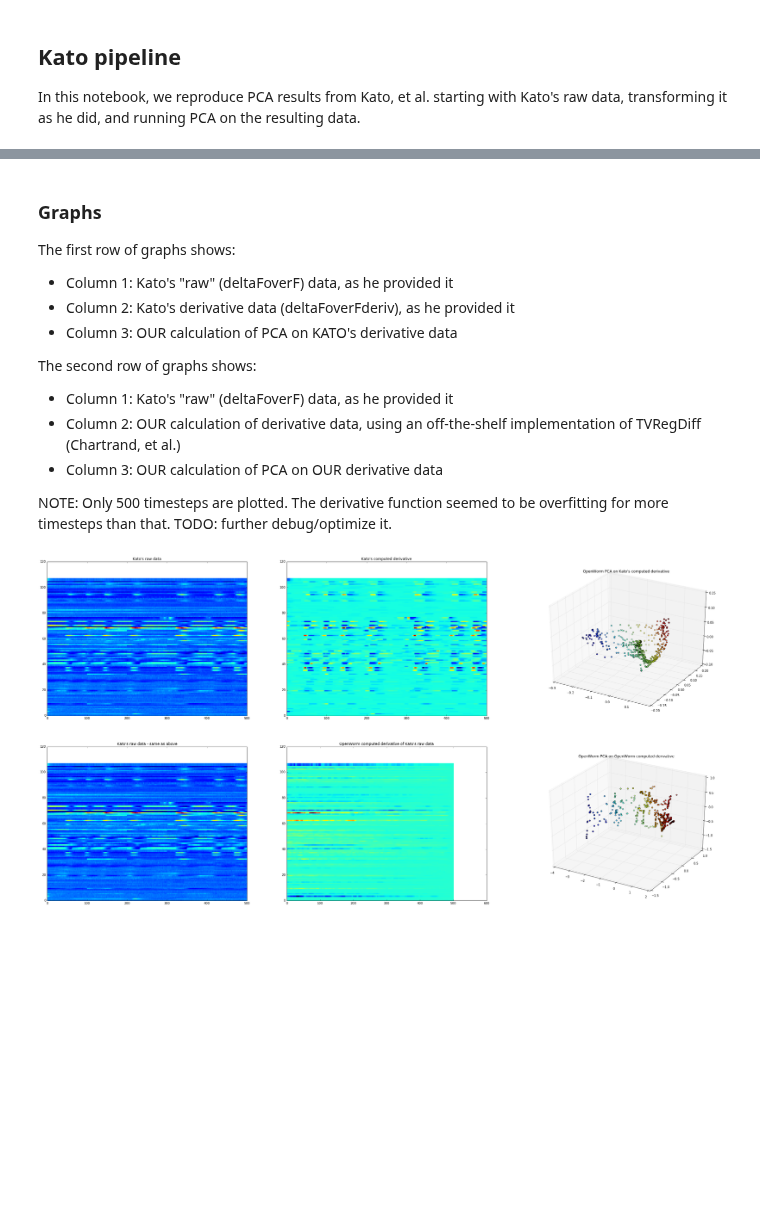
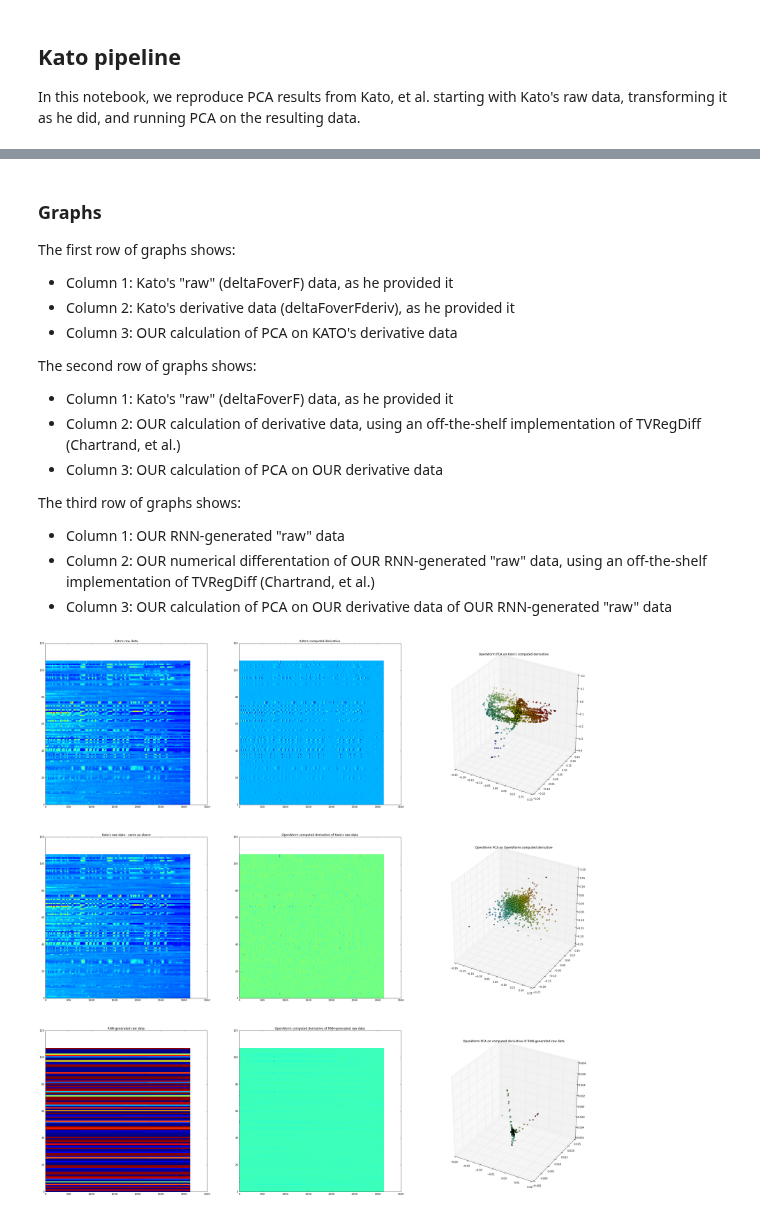
Before and after one commit to openworm/neuronal-analysis, a Jupyter notebook: laboratory/KatoPipeline.ipynb, the cells around one changed output, grey strips where cells are left out. Cells and saved outputs as stored; diff of their text form; code cells hidden in the pictures; blank space fills up the shorter version.

```diff
--- a/laboratory/KatoPipeline.ipynb
+++ b/laboratory/KatoPipeline.ipynb
@@ -29,6 +35,6 @@ wormData = dc.kato_matlab.data()
 # %%
-derivData = Analyzer(wormData[0]['deltaFOverF_deriv'][:,0:500].T)
-rawData = Analyzer(wormData[0]['deltaFOverF'][:,0:500].T)
+derivData = Analyzer(wormData[0]['deltaFOverF_deriv'].T)
+rawData = Analyzer(wormData[0]['deltaFOverF'].T)
 print(derivData.timeseries.shape)
 print(rawData.timeseries.shape)
 # %% [output]
@@ -37,5 +43,5 @@ print(rawData.timeseries.shape)
 # %%
-computedDerivData = Analyzer(rawData.tvd(iters=20, alpha=1e-1, diff=None))
+computedDerivData = Analyzer(rawData.tvd(iters=10, alpha=1, diff=None))
 # %% [output]
 ('Completed:', 0)
 ('Completed:', 10)
@@ -41,0 +57,5 @@ computedDerivData = Analyzer(rawData.tvd(iters=20, alpha=1e-1, diff=None))
+# %%
+# Recurrent Neural Network
+gen = rnn.generate_lstm_vanilla(rawData.timeseries, ep=5, output_iterations=3134)
+rnnData = Analyzer(gen)
+print(rnnData.timeseries.shape)
@@ -41,0 +81,2 @@ computedDerivData = Analyzer(rawData.tvd(iters=20, alpha=1e-1, diff=None))
+# %%
+rnnDerivData = Analyzer(rnnData.tvd(iters=10, alpha=1, diff=None))
@@ -47,41 +100,56 @@ The first row of graphs shows:
 - Column 2: Kato's derivative data (deltaFoverFderiv), as he provided it
 - Column 3: OUR calculation of PCA on KATO's derivative data
 
-
 The second row of graphs shows:
 
 - Column 1: Kato's "raw" (deltaFoverF) data, as he provided it
 - Column 2: OUR calculation of derivative data, using an off-the-shelf implementation of TVRegDiff (Chartrand, et al.)
 - Column 3: OUR calculation of PCA on OUR derivative data
 
-NOTE: Only 500 timesteps are plotted. The derivative function seemed to be overfitting for more timesteps than that. TODO: further debug/optimize it.
+The third row of graphs shows:
+
+- Column 1: OUR RNN-generated "raw" data
+- Column 2: OUR numerical differentation of OUR RNN-generated "raw" data, using an off-the-shelf implementation of TVRegDiff (Chartrand, et al.)
+- Column 3: OUR calculation of PCA on OUR derivative data of OUR RNN-generated "raw" data
 # %%
-fig = plt.figure(figsize=(40,20))
+fig = plt.figure(figsize=(40,40))
 
-ax_raw1 = fig.add_subplot(2, 3, 1)
-ax_deriv1 = fig.add_subplot(2, 3, 2)
-ax_pca1 = fig.add_subplot(2, 3, 3, projection='3d')
+ax_raw1 = fig.add_subplot(3, 3, 1)
+ax_deriv1 = fig.add_subplot(3, 3, 2)
+ax_pca1 = fig.add_subplot(3, 3, 3, projection='3d')
 
-ax_raw2 = fig.add_subplot(2,3,4)
-ax_deriv2 = fig.add_subplot(2,3,5)
-ax_pca2 = fig.add_subplot(2,3,6, projection='3d')
+ax_raw2 = fig.add_subplot(3,3,4)
+ax_deriv2 = fig.add_subplot(3,3,5)
+ax_pca2 = fig.add_subplot(3,3,6, projection='3d')
+
+ax_raw3 = fig.add_subplot(3,3,7)
+ax_deriv3 = fig.add_subplot(3,3,8)
+ax_pca3 = fig.add_subplot(3,3,9, projection='3d')
 
 ax_raw1.set_title("Kato's raw data")
 ax_deriv1.set_title("Kato's computed derivative")
 ax_pca1.set_title("OpenWorm PCA on Kato's computed derivative")
 
 ax_raw2.set_title("Kato's raw data - same as above")
 ax_deriv2.set_title("OpenWorm computed derivative of Kato's raw data")
 ax_pca2.set_title("OpenWorm PCA on OpenWorm computed derivative")
 
+ax_raw3.set_title("RNN-generated raw data")
+ax_deriv3.set_title("OpenWorm computed derivative of RNN-generated raw data")
+ax_pca3.set_title("OpenWorm PCA on computed derivative of RNN-generated raw data")
+
 rawData.timeseries_plot(ax_raw1)
 derivData.timeseries_plot(ax_deriv1)
 derivData.pca_plot3d(ax_pca1)
 
 rawData.timeseries_plot(ax_raw2)
 computedDerivData.timeseries_plot(ax_deriv2)
 computedDerivData.pca_plot3d(ax_pca2)
 
+rnnData.timeseries_plot(ax_raw3)
+rnnDerivData.timeseries_plot(ax_deriv3)
+rnnDerivData.pca_plot3d(ax_pca3)
+
 plt.show()
 # %% [output]
-[figure, old version]
+[figure, new version]
```
Also changed, not shown: parts of 6 cells of this notebook, 3 other files.
